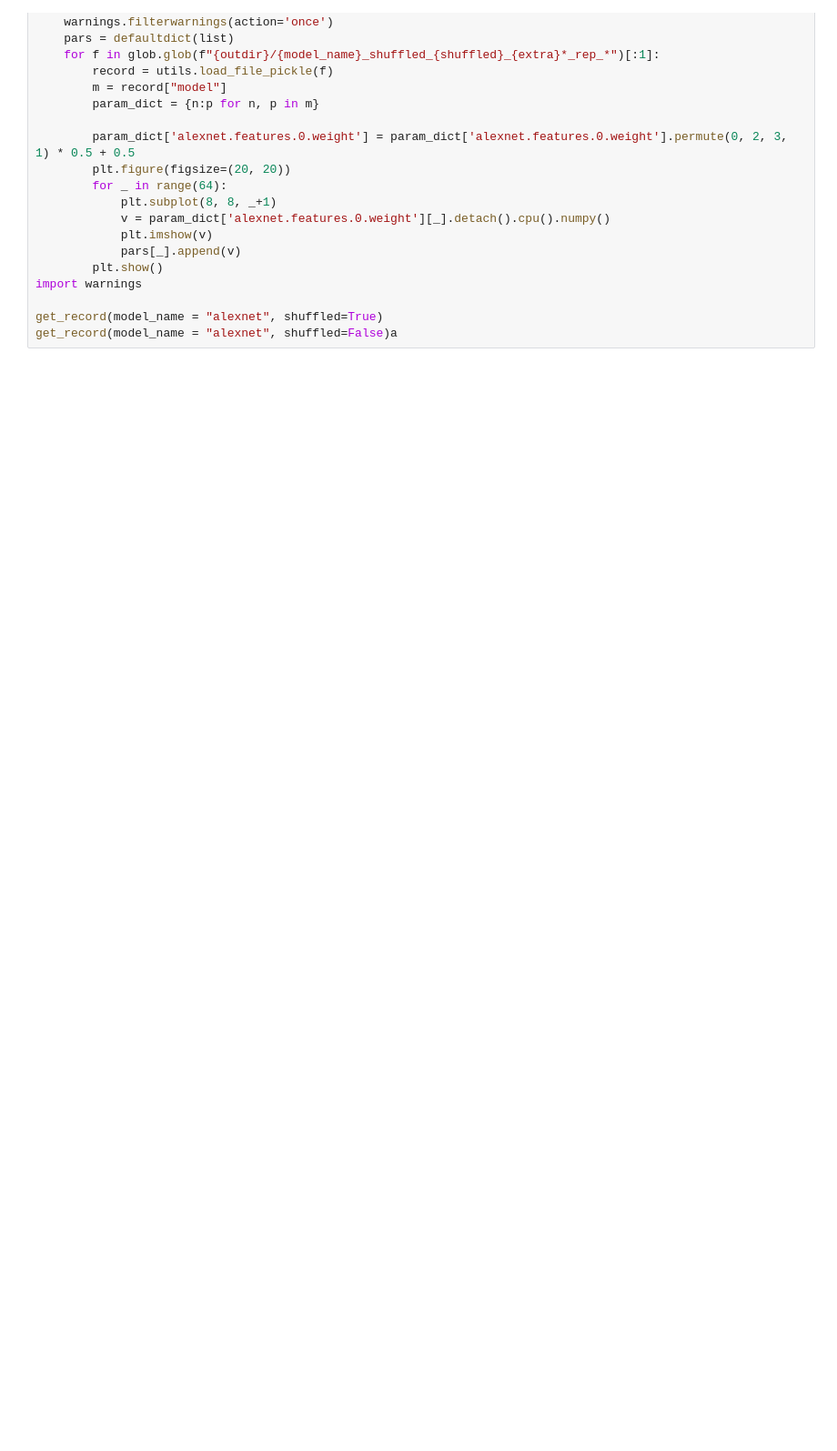
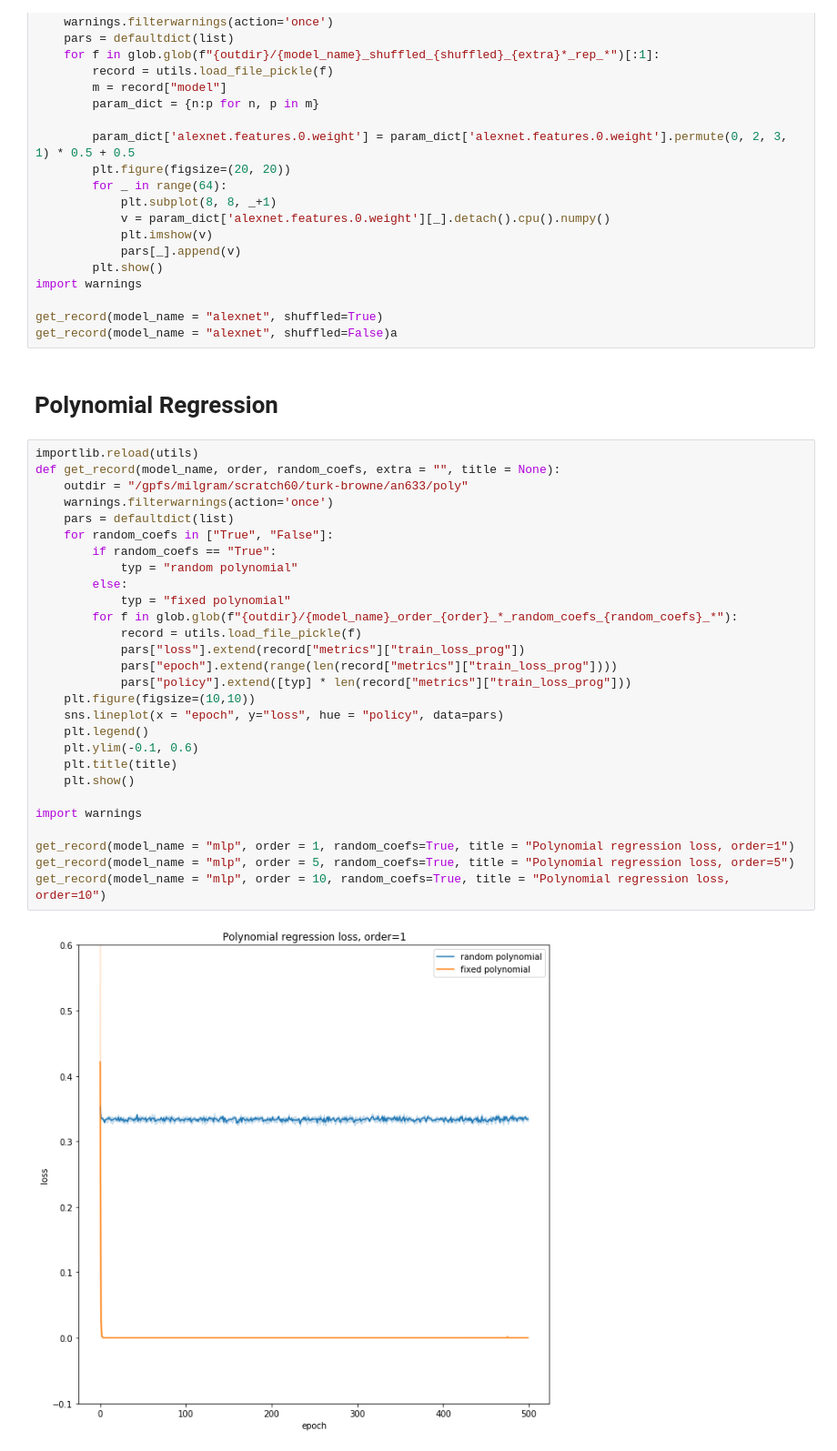
Before and after one commit to anhhuyalex/renormalization, a Jupyter notebook: tensornetworks/generalization.ipynb, the cells around one changed output. Shown at 91% size. Drawn from its saved outputs; the diff is of its cells as text; blank space fills up the shorter version.

Commit message:
polynomial

```diff
--- a/tensornetworks/generalization.ipynb
+++ b/tensornetworks/generalization.ipynb
@@ -377,3 +377,35 @@ import warnings
 
 get_record(model_name = "alexnet", shuffled=True)
 get_record(model_name = "alexnet", shuffled=False)a
+# %% [markdown]
+# Polynomial Regression
+# %%
+importlib.reload(utils)
+def get_record(model_name, order, random_coefs, extra = "", title = None):
+    outdir = "/gpfs/milgram/scratch60/turk-browne/an633/poly"
+    warnings.filterwarnings(action='once')
+    pars = defaultdict(list)
+    for random_coefs in ["True", "False"]:
+        if random_coefs == "True":
+            typ = "random polynomial"
+        else:
+            typ = "fixed polynomial"
+        for f in glob.glob(f"{outdir}/{model_name}_order_{order}_*_random_coefs_{random_coefs}_*"):
+            record = utils.load_file_pickle(f)
+            pars["loss"].extend(record["metrics"]["train_loss_prog"])
+            pars["epoch"].extend(range(len(record["metrics"]["train_loss_prog"])))
+            pars["policy"].extend([typ] * len(record["metrics"]["train_loss_prog"]))
+    plt.figure(figsize=(10,10))
+    sns.lineplot(x = "epoch", y="loss", hue = "policy", data=pars)
+    plt.legend()
+    plt.ylim(-0.1, 0.6)
+    plt.title(title)
+    plt.show()
+
+import warnings
+
+get_record(model_name = "mlp", order = 1, random_coefs=True, title = "Polynomial regression loss, order=1")
+get_record(model_name = "mlp", order = 5, random_coefs=True, title = "Polynomial regression loss, order=5")
+get_record(model_name = "mlp", order = 10, random_coefs=True, title = "Polynomial regression loss, order=10")
+# %% [output]
+[figure, added]
```
Also changed, not shown: parts of 2 cells of this notebook, 2 other files.
